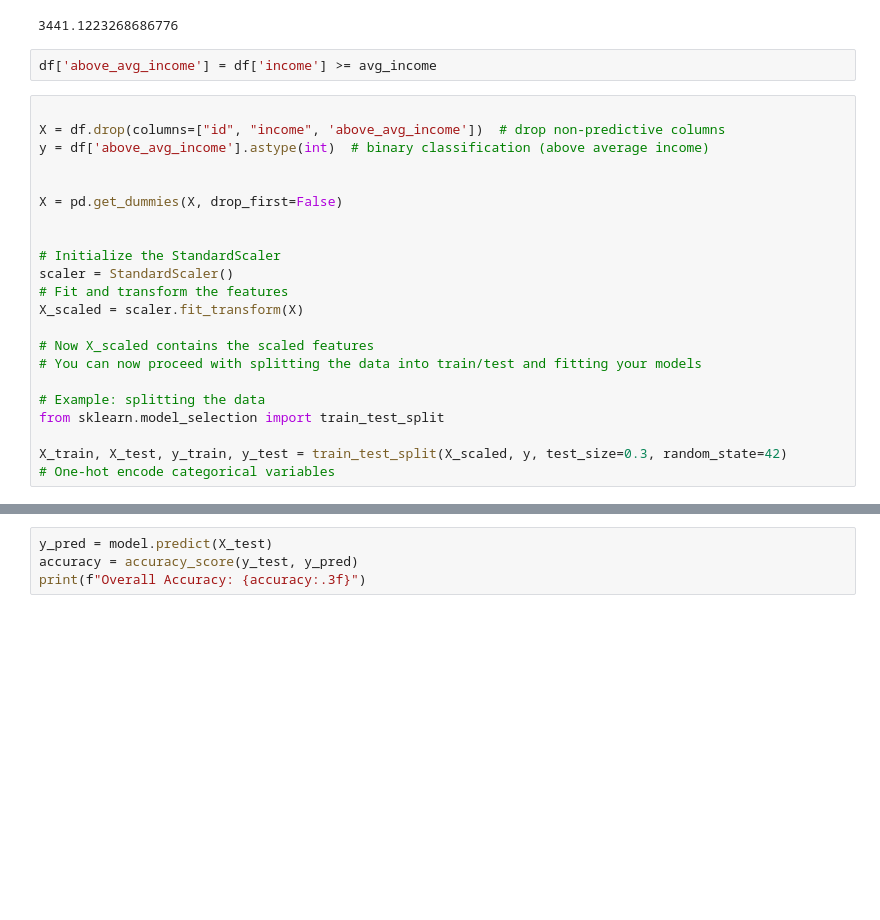
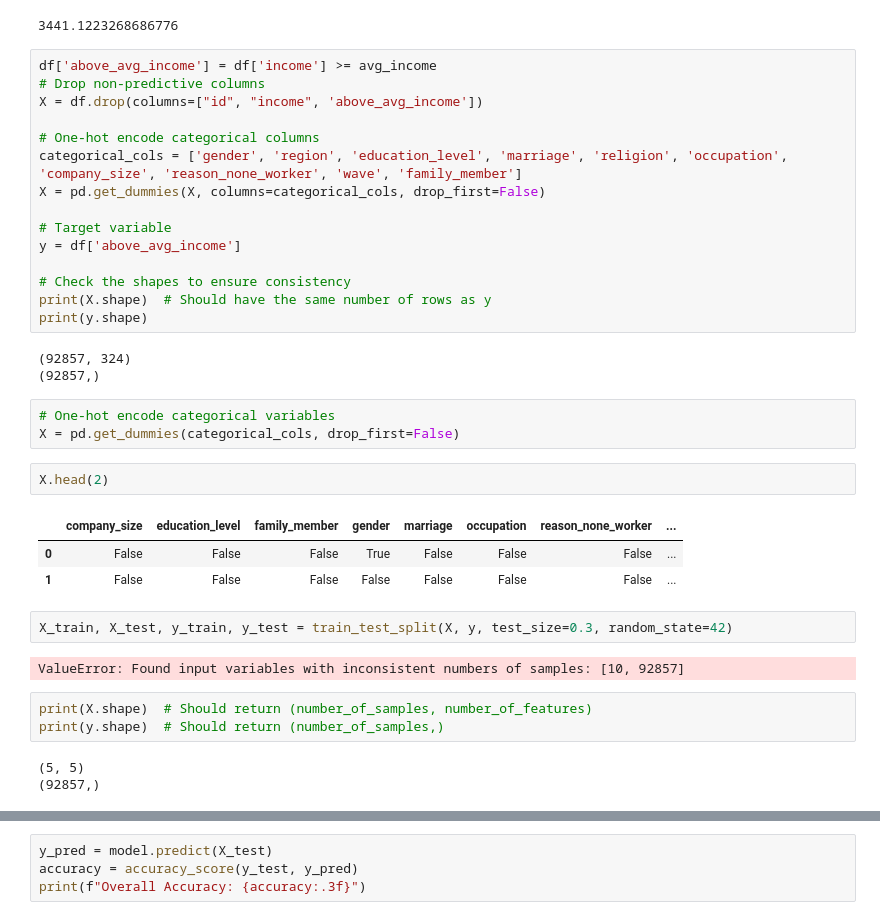
Before and after one commit to steve12512/thesis, a Jupyter notebook: korean/korean.ipynb, the cells around one changed output, grey strips where cells are left out. Saved outputs shown, nothing was run; the diff lists cells and outputs as text; blank space fills up the shorter version.

```diff
--- a/korean/korean.ipynb
+++ b/korean/korean.ipynb
@@ -21,28 +40,41 @@ avg_income = df['income'].mean()
 avg_income
 # %% [output]
 3441.1223268686776
-# %%
-df['above_avg_income'] = df['income'] >= avg_income
-# %%
-
-X = df.drop(columns=["id", "income", 'above_avg_income'])  # drop non-predictive columns
-y = df['above_avg_income'].astype(int)  # binary classification (above average income)
-
-
-X = pd.get_dummies(X, drop_first=False)
-
-
-# Initialize the StandardScaler
-scaler = StandardScaler()
-# Fit and transform the features
-X_scaled = scaler.fit_transform(X)
-
-# Now X_scaled contains the scaled features
-# You can now proceed with splitting the data into train/test and fitting your models
-
-# Example: splitting the data
-from sklearn.model_selection import train_test_split
-
-X_train, X_test, y_train, y_test = train_test_split(X_scaled, y, test_size=0.3, random_state=42)
-# One-hot encode categorical variables
+# %%
+df['above_avg_income'] = df['income'] >= avg_income
+# Drop non-predictive columns
+X = df.drop(columns=["id", "income", 'above_avg_income'])
+
+# One-hot encode categorical columns
+categorical_cols = ['gender', 'region', 'education_level', 'marriage', 'religion', 'occupation', 'company_size', 'reason_none_worker', 'wave', 'family_member']
+X = pd.get_dummies(X, columns=categorical_cols, drop_first=False)
+
+# Target variable
+y = df['above_avg_income']
+
+# Check the shapes to ensure consistency
+print(X.shape)  # Should have the same number of rows as y
+print(y.shape)
+# %% [output]
+(92857, 324)
+(92857,)
+# %%
+# One-hot encode categorical variables
+X = pd.get_dummies(categorical_cols, drop_first=False)
+# %%
+X.head(2)
+# %% [output]
+|  | company_size | education_level | family_member | gender | marriage | occupation | reason_none_worker | ... |
+| 0 | False | False | False | True | False | False | False | ... |
+| 1 | False | False | False | False | False | False | False | ... |
+# %%
+X_train, X_test, y_train, y_test = train_test_split(X, y, test_size=0.3, random_state=42)
+# %% [output]
+ValueError: Found input variables with inconsistent numbers of samples: [10, 92857]
+# %%
+print(X.shape)  # Should return (number_of_samples, number_of_features)
+print(y.shape)  # Should return (number_of_samples,)
+# %% [output]
+(5, 5)
+(92857,)
 # %%
```
Also changed, not shown: parts of 23 cells of this notebook.
